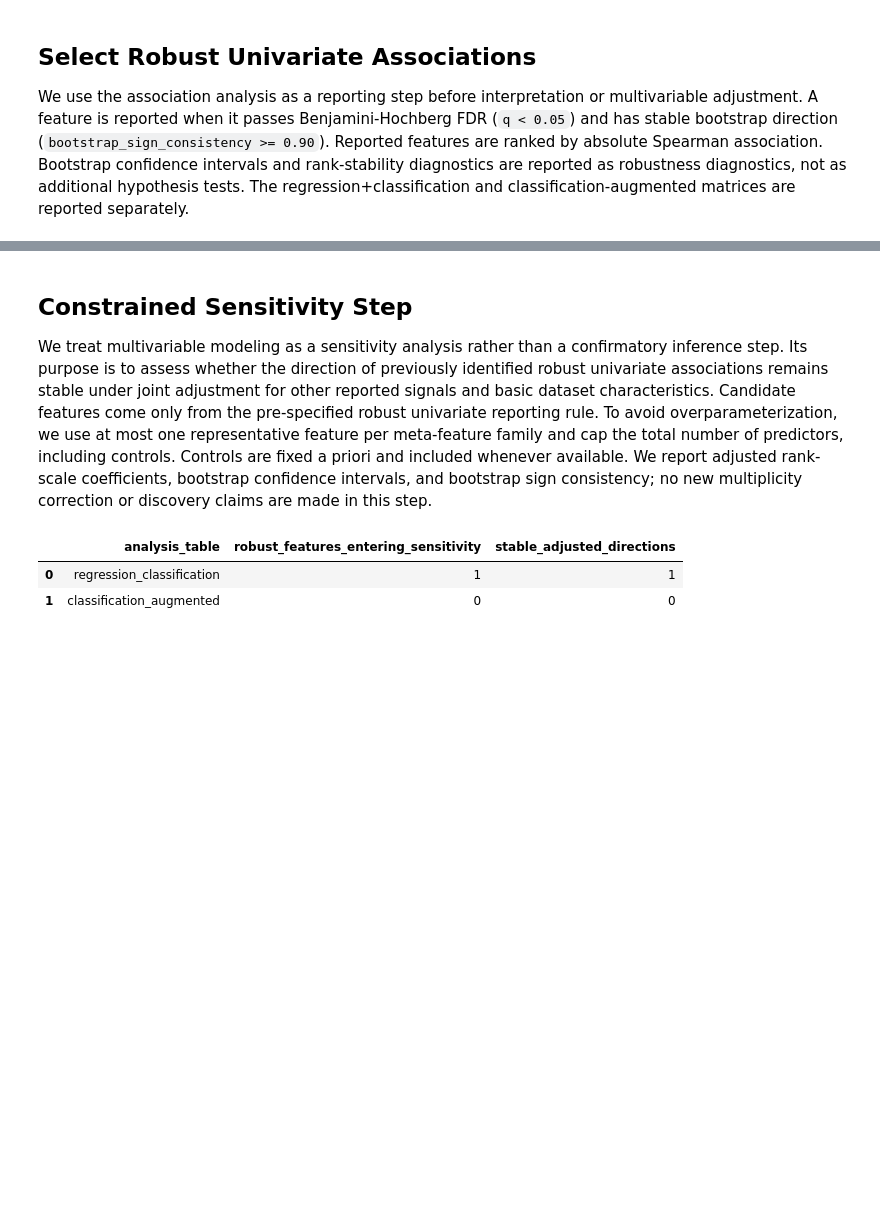
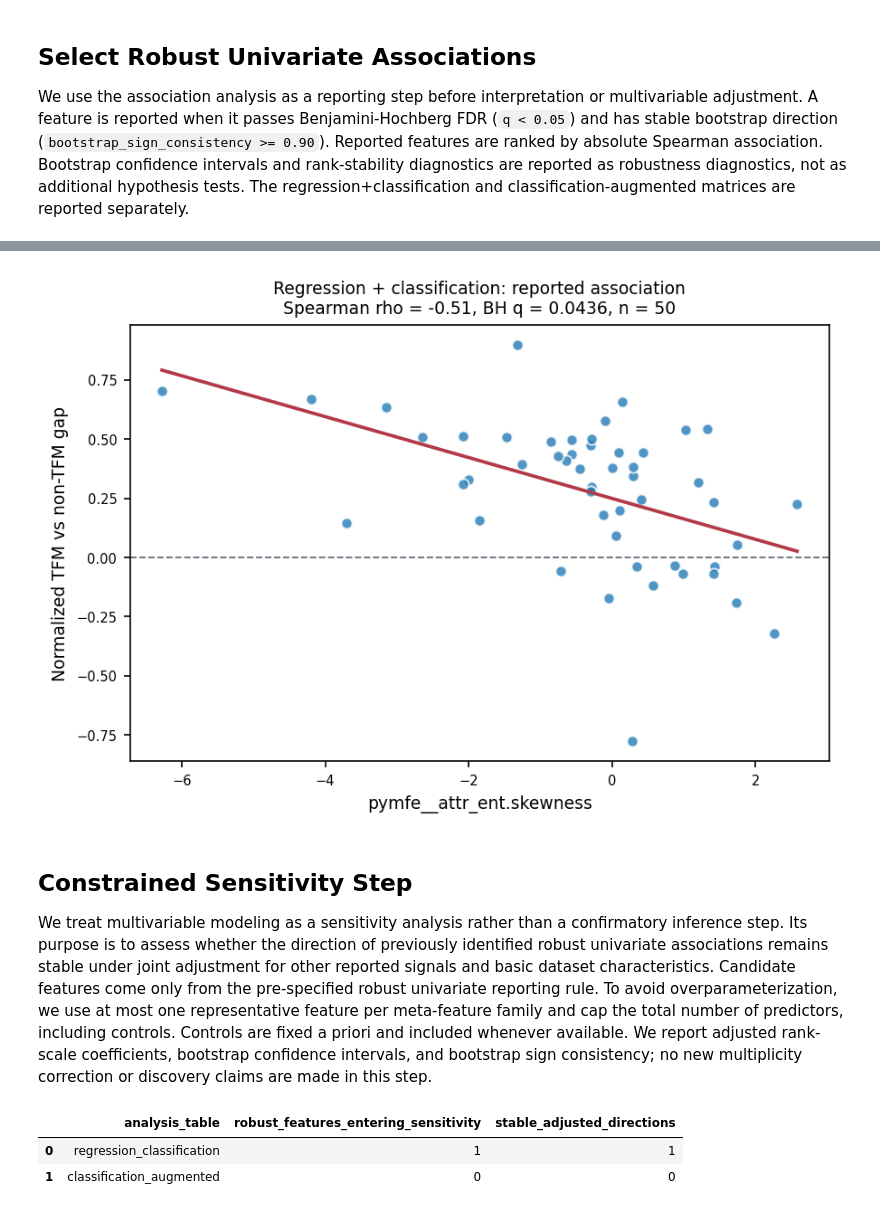
Before and after one commit to m-herre/meta-feature-analysis, a Jupyter notebook: notebooks/01_mfa.ipynb, the cells around one changed output, grey strips where cells are left out. Drawn from its saved outputs; the diff is of its cells as text; code cells hidden in the pictures; blank space fills up the shorter version.

```diff
--- a/notebooks/01_mfa.ipynb
+++ b/notebooks/01_mfa.ipynb
@@ -1176,0 +1181,95 @@ display(robust_classification_associations)
+# %%
+import re
+
+import matplotlib.pyplot as plt
+import seaborn as sns
+
+
+ASSOCIATION_SCATTER_TABLE_NAME = "regression_classification"
+if robust_general_associations.empty:
+    raise ValueError(
+        "No robust association is available for the regression+classification matrix."
+    )
+
+ASSOCIATION_SCATTER_FEATURE = robust_general_associations.iloc[0]["feature"]
+
+if ASSOCIATION_SCATTER_FEATURE not in analysis_general_reduced.columns:
+    raise KeyError(
+        f"{ASSOCIATION_SCATTER_FEATURE!r} is not present in analysis_general_reduced."
+    )
+
+association_scatter_data = analysis_general_reduced.loc[
+    :, [INDEPENDENT_UNIT_COLUMN, ASSOCIATION_TARGET, ASSOCIATION_SCATTER_FEATURE]
+].copy()
+association_scatter_data[ASSOCIATION_TARGET] = pd.to_numeric(
+    association_scatter_data[ASSOCIATION_TARGET], errors="coerce"
+)
+association_scatter_data[ASSOCIATION_SCATTER_FEATURE] = pd.to_numeric(
+    association_scatter_data[ASSOCIATION_SCATTER_FEATURE], errors="coerce"
+)
+association_scatter_data = association_scatter_data.replace([np.inf, -np.inf], np.nan)
+association_scatter_data = association_scatter_data.dropna().reset_index(drop=True)
+
+association_scatter_summary = general_associations.loc[
+    general_associations["feature"].eq(ASSOCIATION_SCATTER_FEATURE),
+    [
+        "feature",
+        "n",
+        "spearman_r",
+        "p_value_bh",
+        "ci_low",
+        "ci_high",
+        "bootstrap_sign_consistency",
+        "bootstrap_top_k_frequency",
+    ],
+].rename(
+    columns={
+        "spearman_r": "spearman_rho",
+        "p_value_bh": "bh_q_value",
+        "ci_low": "bootstrap_ci_low",
+        "ci_high": "bootstrap_ci_high",
+        "bootstrap_top_k_frequency": "bootstrap_top_25_frequency",
+    }
+)
+
+if association_scatter_summary.empty:
+    raise ValueError(
+        f"No association result found for {ASSOCIATION_SCATTER_FEATURE!r}."
+    )
+
+row = association_scatter_summary.iloc[0]
+fig, ax = plt.subplots(figsize=(6.0, 4.2), dpi=150)
+sns.regplot(
+    data=association_scatter_data,
+    x=ASSOCIATION_SCATTER_FEATURE,
+    y=ASSOCIATION_TARGET,
+    ci=None,
+    scatter_kws={"s": 34, "alpha": 0.78, "edgecolor": "white"},
+    line_kws={"color": "#b23a48", "linewidth": 1.8},
+    ax=ax,
+)
+ax.axhline(0, color="#6b7280", linewidth=0.9, linestyle="--")
+ax.set_xlabel(ASSOCIATION_SCATTER_FEATURE)
+ax.set_ylabel("Normalized TFM vs non-TFM gap")
+ax.set_title(
+    "Regression + classification: reported association\n"
+    f"Spearman rho = {row['spearman_rho']:.2f}, "
+    f"BH q = {row['bh_q_value']:.3g}, "
+    f"n = {int(row['n'])}"
+)
+fig.tight_layout()
+
+safe_feature_name = re.sub(r"[^A-Za-z0-9_.-]+", "_", ASSOCIATION_SCATTER_FEATURE)
+association_scatter_output_path = (
+    _project_dir_for_notebook_handoff()
+    / ".mfa_cache"
+    / "notebook_handoff"
+    / f"association_scatter_{safe_feature_name}.png"
+)
+association_scatter_output_path.parent.mkdir(parents=True, exist_ok=True)
+fig.savefig(association_scatter_output_path, bbox_inches="tight")
+
+print(f"Saved scatterplot to {association_scatter_output_path}")
+display(association_scatter_summary)
+plt.show()
+# %% [output]
@@ -1177,3 +1279,4 @@ display(robust_classification_associations)
+[figure, added]
 # %% [markdown]
 ## Constrained Sensitivity Step
 
```
Also changed, not shown: parts of 8 cells of this notebook, 2 other files.
